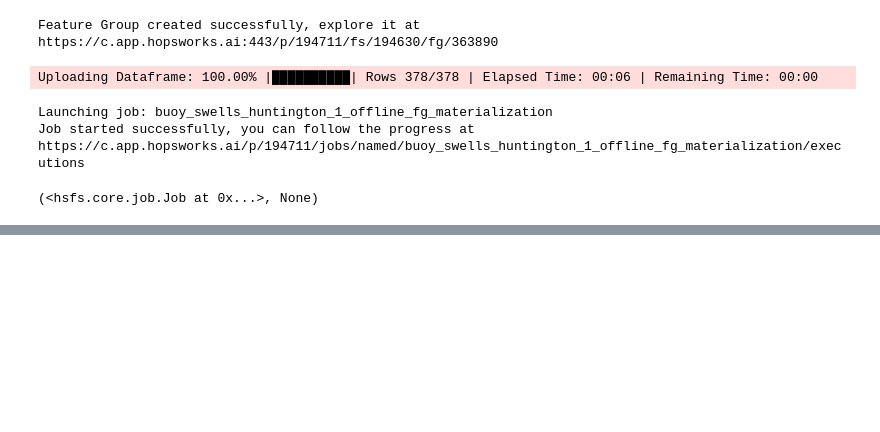
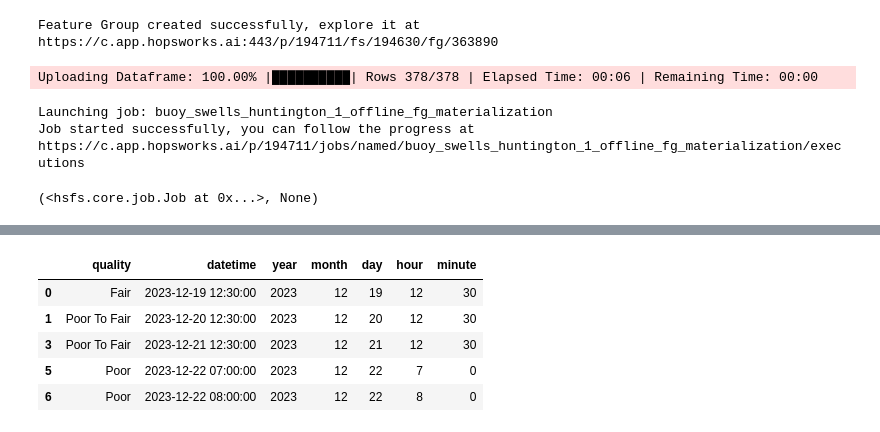
Before and after one commit to MischaRauch/wave_height_prediction_huntington, a Jupyter notebook: wave-feature-daily-pipeline.ipynb, the cells around one changed output, grey strips where cells are left out. Cells and saved outputs as stored; diff of their text form; code cells hidden in the pictures; blank space fills up the shorter version.

```diff
--- a/wave-feature-daily-pipeline.ipynb
+++ b/wave-feature-daily-pipeline.ipynb
@@ -320,0 +348,24 @@ https://c.app.hopsworks.ai/p/194711/jobs/named/buoy_swells_huntington_1_offline_
+# %%
+import datetime
+
+def reformat_time(time:str,year:int):
+    time_list = time.split()
+    hour, minute = map(int,time_list[3].split(":"))
+    day = int(time_list[1])
+    month = datetime.datetime.strptime(time_list[0],'%B').month
+    if time_list[4] == 'PM' and hour != 12:
+        hour +=12
+    if time_list[4] == 'AM' and hour == 12:
+        hour = 0
+
+    ## temp
+    if month == 1:
+        year+=1
+
+    return datetime.datetime(year=year,month=month,day=day,hour=hour,minute=minute)
+# %%
+def reformat_time_2023(time:str):
+    return reformat_time(time,year=2023)
+df['datetime'] = df['time'].apply(reformat_time_2023)
+# %%
+df = df.drop_duplicates(subset=['datetime'])
@@ -320,0 +384,16 @@ https://c.app.hopsworks.ai/p/194711/jobs/named/buoy_swells_huntington_1_offline_
+# %%
+df['quality'] = df['Surf Quality']
+df = df[['quality','datetime']]
+df['year'] = df['datetime'].dt.year
+df['month'] = df['datetime'].dt.month
+df['day'] = df['datetime'].dt.day
+df['hour'] = df['datetime'].dt.hour
+df['minute'] = df['datetime'].dt.minute
+df.head()
+# %% [output]
+|  | quality | datetime | year | month | day | hour | minute |
+| 0 | Fair | 2023-12-19 12:30:00 | 2023 | 12 | 19 | 12 | 30 |
+| 1 | Poor To Fair | 2023-12-20 12:30:00 | 2023 | 12 | 20 | 12 | 30 |
+| 3 | Poor To Fair | 2023-12-21 12:30:00 | 2023 | 12 | 21 | 12 | 30 |
+| 5 | Poor | 2023-12-22 07:00:00 | 2023 | 12 | 22 | 7 | 0 |
+| 6 | Poor | 2023-12-22 08:00:00 | 2023 | 12 | 22 | 8 | 0 |
```
Also changed, not shown: parts of 12 cells of this notebook.
